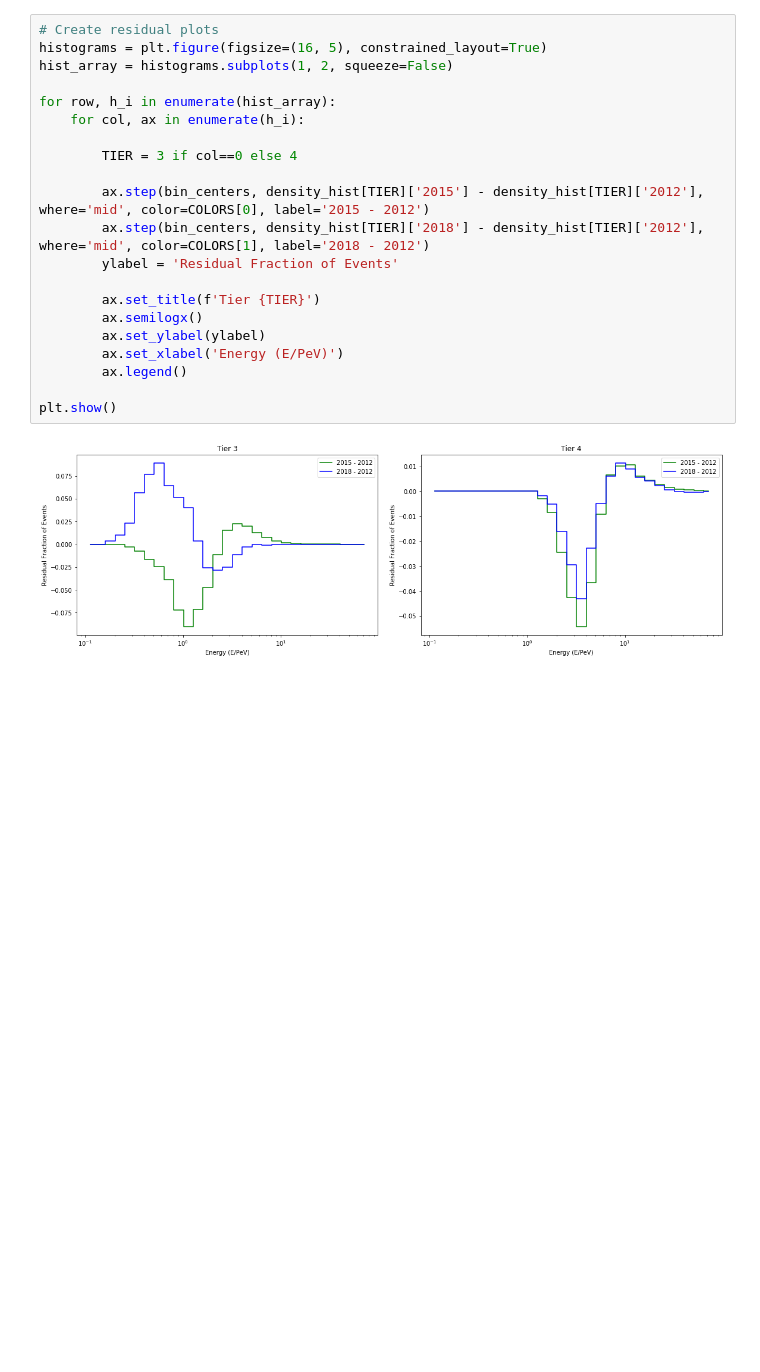
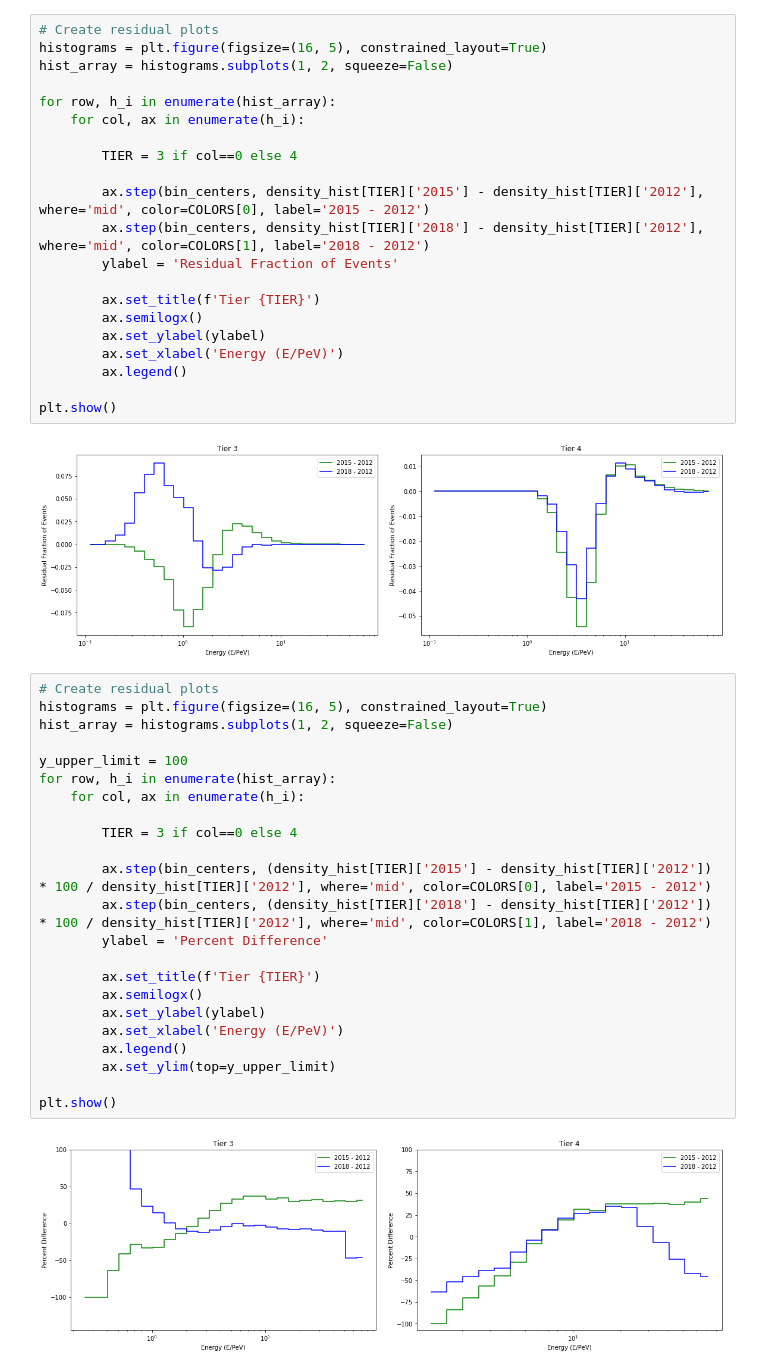
Before and after one commit to RajwolChapagain/Cosmic-Ray-Anisotropy-Analysis, a Jupyter notebook: 03_sim_study/compare_graphs.ipynb, the cells around one changed output. Saved outputs shown, nothing was run; the diff lists cells and outputs as text; blank space fills up the shorter version.

Commit message:
Update residuals to show percent difference instead of fractional difference

```diff
--- a/03_sim_study/compare_graphs.ipynb
+++ b/03_sim_study/compare_graphs.ipynb
@@ -132,3 +132,28 @@ for row, h_i in enumerate(hist_array):
 plt.show()
 # %% [output]
 [figure]
+# %%
+# Create residual plots
+histograms = plt.figure(figsize=(16, 5), constrained_layout=True)
+hist_array = histograms.subplots(1, 2, squeeze=False)
+
+y_upper_limit = 100
+for row, h_i in enumerate(hist_array):
+    for col, ax in enumerate(h_i):
+
+        TIER = 3 if col==0 else 4
+
+        ax.step(bin_centers, (density_hist[TIER]['2015'] - density_hist[TIER]['2012']) * 100 / density_hist[TIER]['2012'], where='mid', color=COLORS[0], label='2015 - 2012')
+        ax.step(bin_centers, (density_hist[TIER]['2018'] - density_hist[TIER]['2012']) * 100 / density_hist[TIER]['2012'], where='mid', color=COLORS[1], label='2018 - 2012')
+        ylabel = 'Percent Difference'
+
+        ax.set_title(f'Tier {TIER}')
+        ax.semilogx()
+        ax.set_ylabel(ylabel)
+        ax.set_xlabel('Energy (E/PeV)')
+        ax.legend()
+        ax.set_ylim(top=y_upper_limit)
+
+plt.show()
+# %% [output]
+[figure, added]
```
Also changed, not shown: parts of 1 cell of this notebook.
